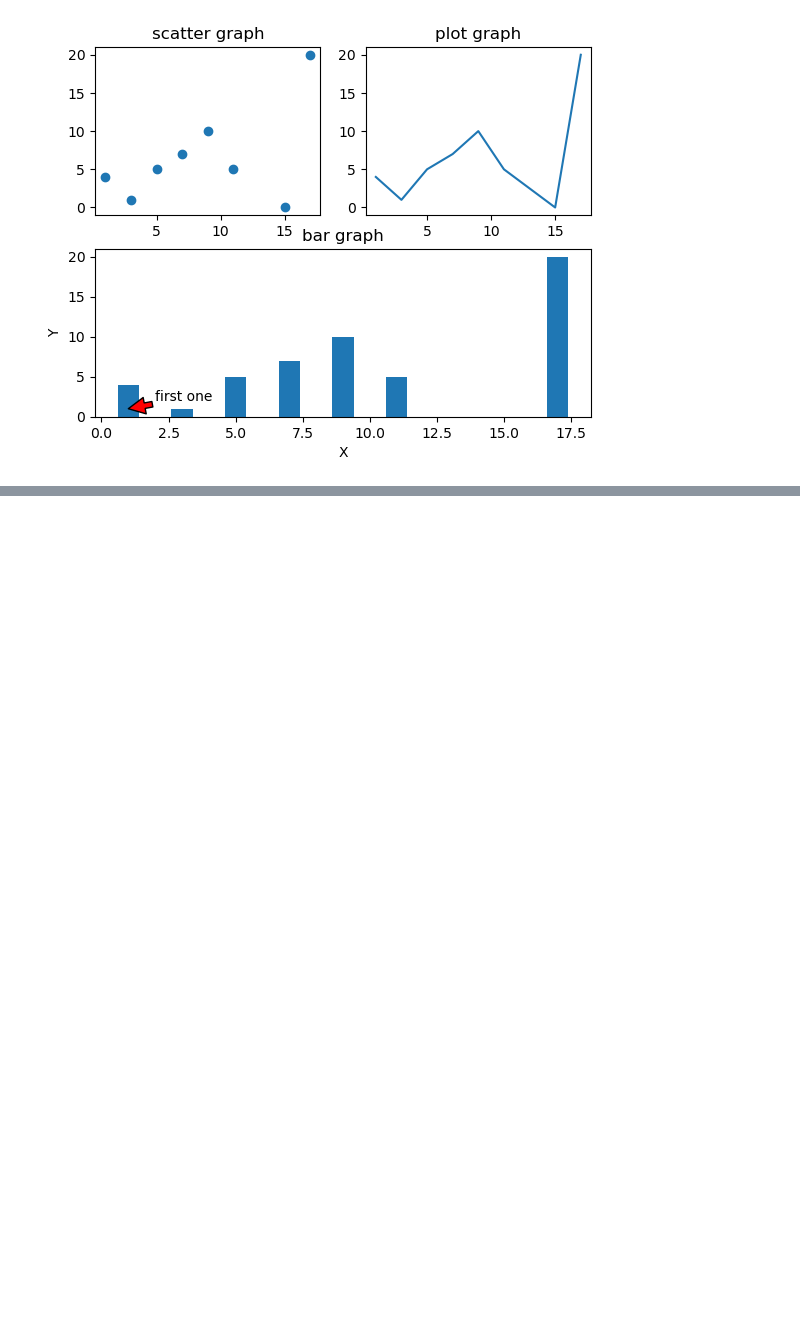
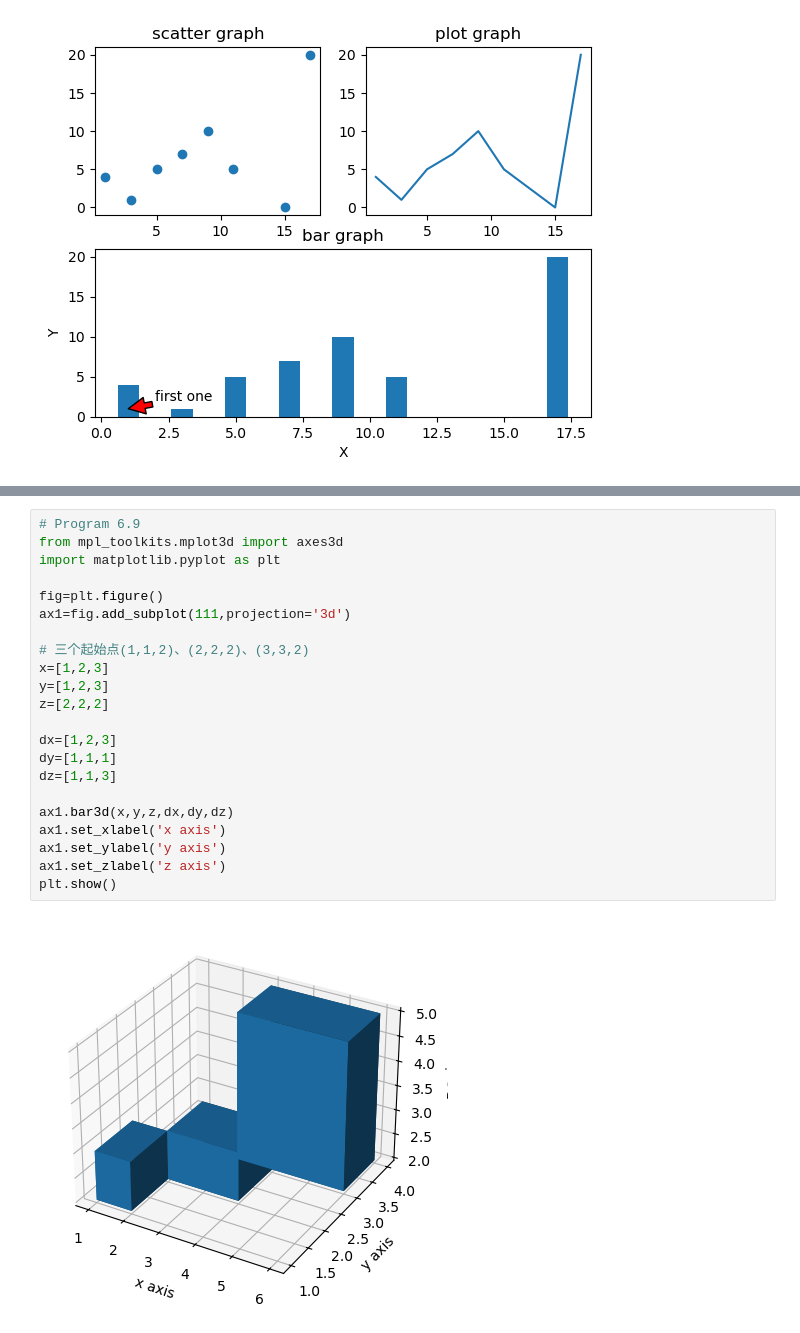
Before and after one commit to MemoryFactory/jupyter_basic, a Jupyter notebook: python_basic_exercises.ipynb, the cells around one changed output, grey strips where cells are left out. Cells and saved outputs as stored; diff of their text form; blank space fills up the shorter version.

```diff
--- a/python_basic_exercises.ipynb
+++ b/python_basic_exercises.ipynb
@@ -266,0 +290,24 @@ plt.show()
+# %%
+# Program 6.9
+from mpl_toolkits.mplot3d import axes3d
+import matplotlib.pyplot as plt
+
+fig=plt.figure()
+ax1=fig.add_subplot(111,projection='3d')
+
+# 三个起始点(1,1,2)、(2,2,2)、(3,3,2)
+x=[1,2,3]
+y=[1,2,3]
+z=[2,2,2]
+
+dx=[1,2,3]
+dy=[1,1,1]
+dz=[1,1,3]
+
+ax1.bar3d(x,y,z,dx,dy,dz)
+ax1.set_xlabel('x axis')
+ax1.set_ylabel('y axis')
+ax1.set_zlabel('z axis')
+plt.show()
+# %% [output]
+[figure, added]
```
Also changed, not shown: parts of 5 cells of this notebook, 1 other file.
